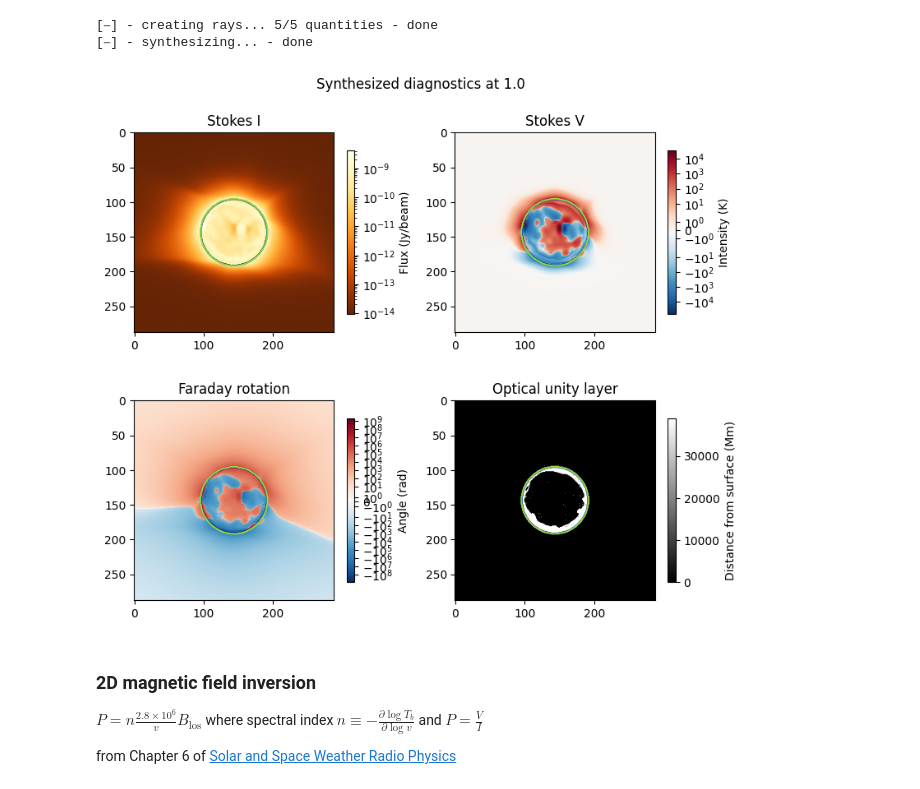
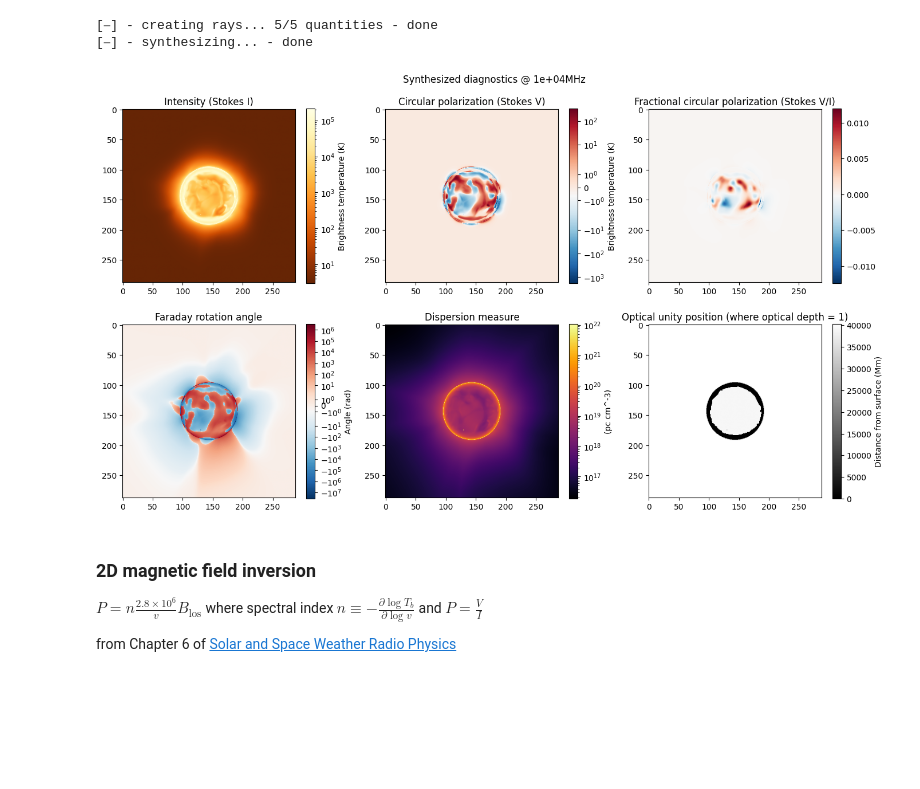
Before and after one commit to underpig1/pysolrad, a Jupyter notebook: full-disk-synthesis.ipynb, the cells around one changed output. Cells and saved outputs as stored; diff of their text form; code cells hidden in the pictures; blank space fills up the shorter version.

```diff
--- a/full-disk-synthesis.ipynb
+++ b/full-disk-synthesis.ipynb
@@ -31,13 +31,14 @@ def euler_rz(alpha):
 
 # Setup PSI model
 print("Importing coronal model... ", end="")
-modelName = 'hmi__med-cor-thermo2-std01__med-hel-poly-std01'
-corona = mas.Model('./models/MAS/corona_cr2194/') #cr2194
+# modelName = 'hmi__med-cor-thermo2-std01__med-hel-poly-std01'
+corona = mas.Model('./models/MAS/corona_cr2282/') #cr2194
 print("done")
 
 # Setup observer
 print("Initializing observer and image plane... ", end="")
-crn= sun.carrington_rotation_number('2017-08-21T12:00:00.000') #2247
+crn= sun.carrington_rotation_number('2024-04-08T12:00:00.000') #2247 # '2017-08-21T12:00:00.000'
+print(crn)
 crt = sun.carrington_rotation_time(crn)
 obsLon = sun.L0(crt).rad
 obsLat = sun.B0(crt).rad
@@ -131,35 +133,46 @@ Projecting B-fields along LOS... done
 # %%
 import pysolrad
 
-v = 1000e6
+v = 1e10
 rays = pysolrad.RayCollection(temp_rays[:-1], btot_rays[:-1], blos_rays[:-1], ne_rays[:-1], dray, axis=0) # rays can be 2D or 3D - 2D is useful for non-cartesian coordinate systems like polar
 img = pysolrad.synthesize(rays, v, dogyro=False).reshape(*yya.shape) # since we only had 2D array of rays, we need to reshape the resulting image
 # %% [output]
 [⎯] - creating rays... 5/5 quantities - done
 [⎯] - synthesizing... - done
 # %%
-fig, axs = plt.subplots(2, 2, figsize=(8, 7))
-im0 = axs[0, 0].imshow(img.I.to('Jy/beam'), cmap='YlOrBr_r', norm='log')
-axs[0, 0].set_title('Stokes I')
-fig.colorbar(im0, ax=axs[0, 0], label='Flux (Jy/beam)', shrink=0.7)
-axs[0, 0].contour(mask_ondisk, linewidths=1)
-im1 = axs[0, 1].imshow(img.V, cmap='RdBu_r', norm='symlog')
-axs[0, 1].set_title('Stokes V')
-fig.colorbar(im1, ax=axs[0, 1], label='Intensity (K)', shrink=0.7)
-axs[0, 1].contour(mask_ondisk, linewidths=1)
-im2 = axs[1, 0].imshow(img.faraday, cmap='RdBu_r', norm='symlog')
-axs[1, 0].set_title('Faraday rotation')
-fig.colorbar(im2, ax=axs[1, 0], label='Angle (rad)', shrink=0.7)
-axs[1, 0].contour(mask_ondisk, linewidths=1)
-im3 = axs[1, 1].imshow(img.unity.to('Mm'), cmap='gray')
-axs[1, 1].set_title('Optical unity layer')
-fig.colorbar(im3, ax=axs[1, 1], label='Distance from surface (Mm)', shrink=0.7)
-axs[1, 1].contour(mask_ondisk, linewidths=1)
-plt.suptitle(f'Synthesized diagnostics at {str(pysolrad.Quantity(img.v, 'Hz').to('GHz'))}')
-plt.tight_layout()
-plt.show()
+def plot_diagnostics(img):
+    fig, axs = plt.subplots(2, 3, figsize=(14, 8))
+    im0 = axs[0, 0].imshow(img.I, cmap='YlOrBr_r', norm='log')
+    axs[0, 0].set_title('Intensity (Stokes I)')
+    fig.colorbar(im0, ax=axs[0, 0], label='Brightness temperature (K)', shrink=0.9)
+
+    im1 = axs[0, 1].imshow(img.V, cmap='RdBu_r', norm='symlog')
+    axs[0, 1].set_title('Circular polarization (Stokes V)')
+    fig.colorbar(im1, ax=axs[0, 1], label='Brightness temperature (K)', shrink=0.9)
+
+    im4 = axs[0, 2].imshow(img.V/img.I, cmap='RdBu_r')
+    axs[0, 2].set_title('Fractional circular polarization (Stokes V/I)')
+    fig.colorbar(im4, ax=axs[0, 2], label='', shrink=0.9)
+
+    im2 = axs[1, 0].imshow(img.faraday, cmap='RdBu_r', norm='symlog')
+    axs[1, 0].set_title('Faraday rotation angle')
+    fig.colorbar(im2, ax=axs[1, 0], label='Angle (rad)', shrink=0.9)
+
+    im3 = axs[1, 1].imshow(img.disp, cmap='inferno', norm='log')
+    axs[1, 1].set_title('Dispersion measure')
+    fig.colorbar(im3, ax=axs[1, 1], label='(pc cm^-3)', shrink=0.9)
+
+    im4 = axs[1, 2].imshow(img.unity.to('Mm'), cmap='gray')
+    axs[1, 2].set_title('Optical unity position (where optical depth = 1)')
+    fig.colorbar(im4, ax=axs[1, 2], label='Distance from surface (Mm)', shrink=0.9)
+
+    plt.suptitle(f'Synthesized diagnostics @ {str(pysolrad.Quantity(img.v, 'Hz').to('MHz'))}')
+    plt.tight_layout()
+    plt.show()
+
+plot_diagnostics(img)
 # %% [output]
-[figure, old version]
+[figure, new version]
 # %% [markdown]
 ### 2D magnetic field inversion
 
```
Also changed, not shown: parts of 3 cells of this notebook, 3 other files.
